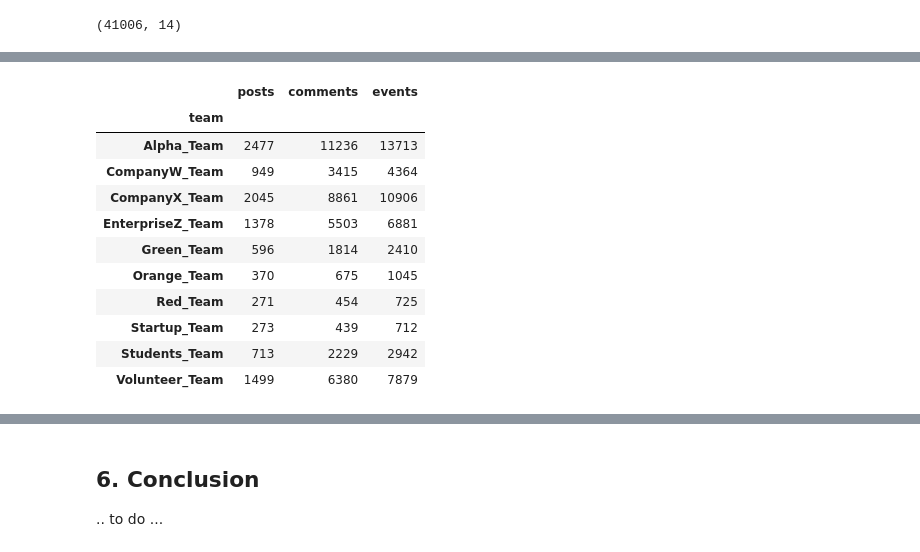
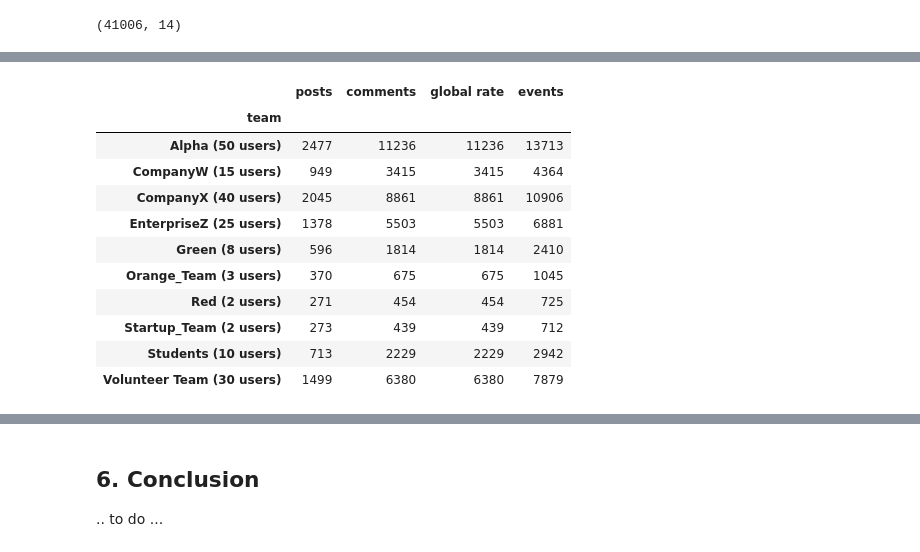
Before and after one commit to reisdebora/user-activity, a Jupyter notebook: notebook.ipynb, the cells around one changed output, grey strips where cells are left out. Cells and saved outputs as stored; diff of their text form; code cells hidden in the pictures.

```diff
--- a/notebook.ipynb
+++ b/notebook.ipynb
@@ -119,15 +115,15 @@ users.head(1)
 # %%
 # Create 10 teams on users (185)
 users['team'] = "Undefined"
-users.loc[0:49,'team'] = "Alpha_Team"
-users.loc[50:64,'team'] = "CompanyW_Team"
-users.loc[65:89,'team'] = "EnterpriseZ_Team"
-users.loc[90:91,'team'] = "Red_Team"
-users.loc[92:99,'team'] = "Green_Team"
-users.loc[100:109,'team'] = "Students_Team"
-users.loc[110:149,'team'] = "CompanyX_Team"
-users.loc[150:179,'team'] = "Volunteer_Team"
-users.loc[180:181,'team'] = "Startup_Team"
-users.loc[182:185,'team'] = "Orange_Team"
+users.loc[0:49,'team'] = "Alpha (50 users)"
+users.loc[50:64,'team'] = "CompanyW (15 users)"
+users.loc[65:89,'team'] = "EnterpriseZ (25 users)"
+users.loc[90:91,'team'] = "Red (2 users)"
+users.loc[92:99,'team'] = "Green (8 users)"
+users.loc[100:109,'team'] = "Students (10 users)"
+users.loc[110:149,'team'] = "CompanyX (40 users)"
+users.loc[150:179,'team'] = "Volunteer Team (30 users)"
+users.loc[180:181,'team'] = "Startup_Team (2 users)"
+users.loc[182:185,'team'] = "Orange_Team (3 users)"
 users.team.value_counts()
 # %% [output]
@@ -258,5 +279,6 @@ df1.head(10)
 # %%
 # Number of comments per team
 df2 = pd.DataFrame(useractivity2.team.value_counts())
+df2  = df2 .rename(columns={'team': 'comments'})
 df2.head(10)
 # %% [output]
@@ -274,19 +302,19 @@ df2.head(10)
 # %%
 # Number of events (comments + posts) per team
 df3 = df1.join(df2)
-df3['events'] = df3['post_id'] + df3['team']
+df3['events'] = df3['post_id'] + df3['comments']
 df3 = df3.rename(columns={'post_id': 'posts', 'team':'comments'})
 df3.head(10)
 # %% [output]
-|  | posts | comments | events |
-| team |  |  |  |
-| Alpha_Team | 2477 | 11236 | 13713 |
-| CompanyW_Team | 949 | 3415 | 4364 |
-| CompanyX_Team | 2045 | 8861 | 10906 |
-| EnterpriseZ_Team | 1378 | 5503 | 6881 |
-| Green_Team | 596 | 1814 | 2410 |
-| Orange_Team | 370 | 675 | 1045 |
-| Red_Team | 271 | 454 | 725 |
-| Startup_Team | 273 | 439 | 712 |
-| Students_Team | 713 | 2229 | 2942 |
-| Volunteer_Team | 1499 | 6380 | 7879 |
+|  | posts | comments | global rate | events |
+| team |  |  |  |  |
+| Alpha (50 users) | 2477 | 11236 | 11236 | 13713 |
+| CompanyW (15 users) | 949 | 3415 | 3415 | 4364 |
+| CompanyX (40 users) | 2045 | 8861 | 8861 | 10906 |
+| EnterpriseZ (25 users) | 1378 | 5503 | 5503 | 6881 |
+| Green (8 users) | 596 | 1814 | 1814 | 2410 |
+| Orange_Team (3 users) | 370 | 675 | 675 | 1045 |
+| Red (2 users) | 271 | 454 | 454 | 725 |
+| Startup_Team (2 users) | 273 | 439 | 439 | 712 |
+| Students (10 users) | 713 | 2229 | 2229 | 2942 |
+| Volunteer Team (30 users) | 1499 | 6380 | 6380 | 7879 |
```
Also changed, not shown: parts of 20 cells of this notebook.
